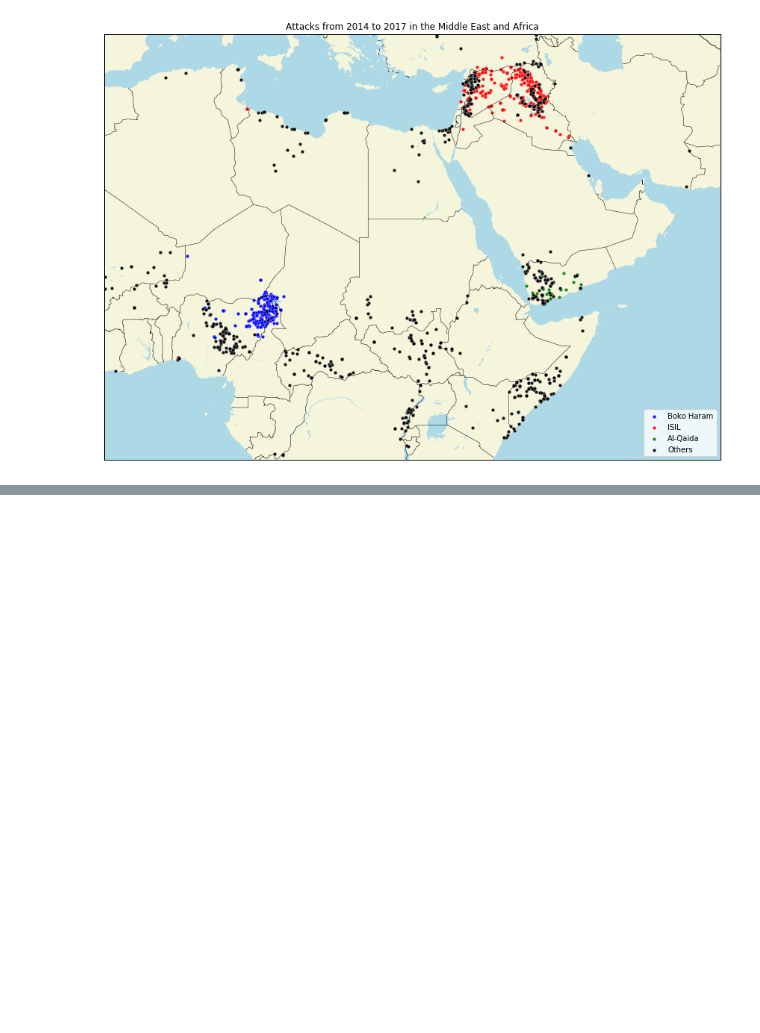
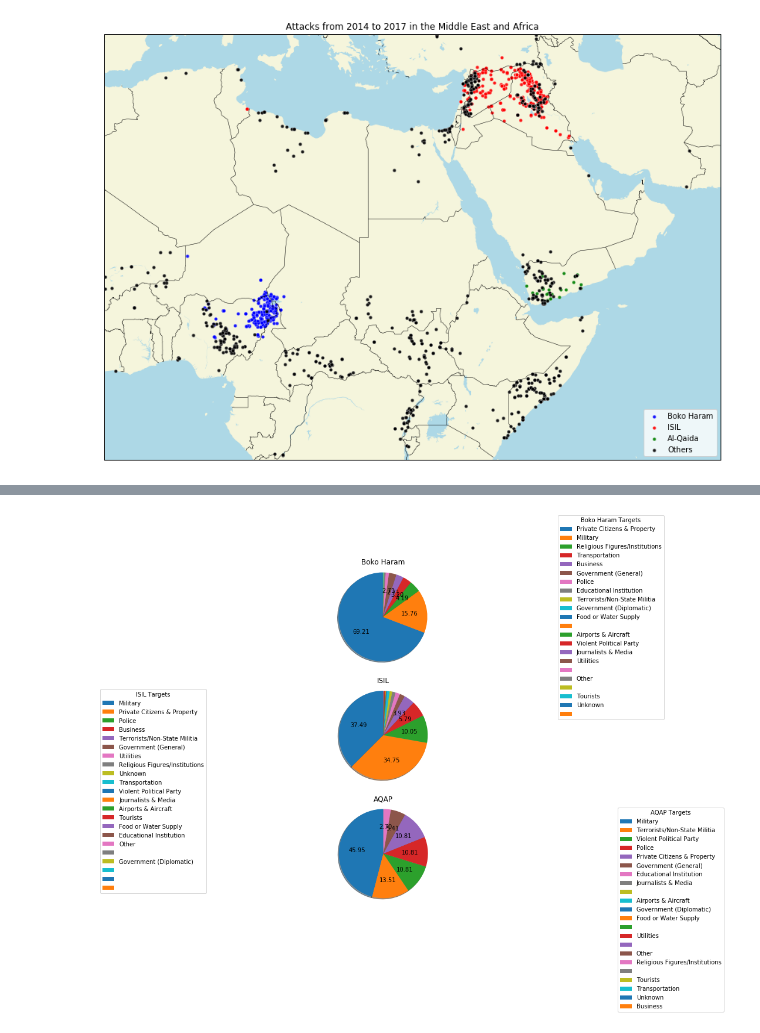
Before and after one commit to AminMekacher/ntds_project, a Jupyter notebook: New Data Set/New Data Set/boko_isil.ipynb, the cells around one changed output, grey strips where cells are left out. Saved outputs shown, nothing was run; the diff lists cells and outputs as text; code cells hidden in the pictures; blank space fills up the shorter version.

```diff
--- a/New Data Set/New Data Set/boko_isil.ipynb
+++ b/New Data Set/New Data Set/boko_isil.ipynb
@@ -653,0 +934,90 @@ bokoharam_dataframe
+# %%
+"""
+According to the GTD codebook, 22 different targets are defined for each attack, ranging from militaries, civilians,
+religions authorities or journalists. To see which category has been mostly targeted by the three groups we are analyzing,
+we are calculating their occurence in the respective dataset. Doing so will allow us to find the most proeminent features
+of each terrorist group and see if we can affiliate other attacks to their techniques
+"""
+
+number_targets = 22
+bokoharam_target = np.zeros((number_targets, 1))
+isil_target = np.zeros((number_targets, 1))
+aqap_target = np.zeros((number_targets, 1))
+targets_label = [None] * number_targets
+
+def my_autopct(pct):
+    return ('%.2f' % pct) if pct > 2 else ''
+
+# Iterating through each dataframe separately
+
+for index, rows in bokoharam_dataframe.iterrows():
+    target = rows['targtype1'] - 1
+    bokoharam_target[target] += 1
+    if targets_label[target] == None:
+        targets_label[target] = rows['targtype1_txt']
+
+sort_bokoharam = np.fliplr([np.argsort(bokoharam_target[:, 0])])[0]
+bokoharam_pie = np.fliplr([np.sort(bokoharam_target[:, 0])])[0]
+
+for index, rows in isil_dataframe.iterrows():
+    target = rows['targtype1'] - 1
+    isil_target[target] += 1
+    if targets_label[target] == None:
+        targets_label[target] = rows['targtype1_txt']
+
+sort_isil = np.fliplr([np.argsort(isil_target[:, 0])])[0]
+isil_pie = np.fliplr([np.sort(isil_target[:, 0])])[0]
+
+for index, rows in aqap_dataframe.iterrows():
+    target = rows['targtype1'] - 1
+    aqap_target[target] += 1
+    if targets_label[target] == None:
+        targets_label[target] = rows['targtype1_txt']
+
+sort_aqap = np.fliplr([np.argsort(aqap_target[:, 0])])[0]
+aqap_pie = np.fliplr([np.sort(aqap_target[:, 0])])[0]
+
+bokoharam_label = [targets_label[i] for i in sort_bokoharam]
+isil_label = [targets_label[i] for i in sort_isil]
+aqap_label = [targets_label[i] for i in sort_aqap]
+
+fig = plt.figure()
+
+ax1 = fig.add_subplot(311, facecolor='w', frame_on=False)
+fig.set_size_inches(10.5, 10.5)
+
+ax1.pie(bokoharam_pie, labels=None, autopct=my_autopct,
+        shadow=True, startangle=90)
+ax1.axis('equal')  # Equal aspect ratio ensures that pie is drawn as a circle.
+ax1.legend(labels=bokoharam_label,
+          title="Boko Haram Targets",
+          loc="center left",
+          bbox_to_anchor=(1, 0, 0.5, 1))
+ax1.set_title("Boko Haram")
+
+ax2 = fig.add_subplot(312, facecolor='w', frame_on=False)
+fig.set_size_inches(10.5, 10.5)
+
+ax2.pie(isil_pie, labels=None, autopct=my_autopct,
+        shadow=True, startangle=90)
+ax2.axis('equal')  # Equal aspect ratio ensures that pie is drawn as a circle.
+ax2.legend(labels=isil_label,
+          title="ISIL Targets",
+          loc="best",
+          bbox_to_anchor=(-0.005, 1))
+ax2.set_title("ISIL")
+
+ax3 = fig.add_subplot(313, facecolor='w', frame_on=False)
+fig.set_size_inches(10.5, 10.5)
+
+ax3.pie(aqap_pie, labels=None, autopct=my_autopct,
+        shadow=True, startangle=90)
+ax3.axis('equal')  # Equal aspect ratio ensures that pie is drawn as a circle.
+ax3.legend(labels=aqap_label,
+          title="AQAP Targets",
+          loc="best",
+          bbox_to_anchor=(1, 0, 0.5, 1))
+ax3.set_title("AQAP")
+plt.show()
+# %% [output]
+[figure, added]
```
Also changed, not shown: parts of 7 cells of this notebook, 6 other files.
